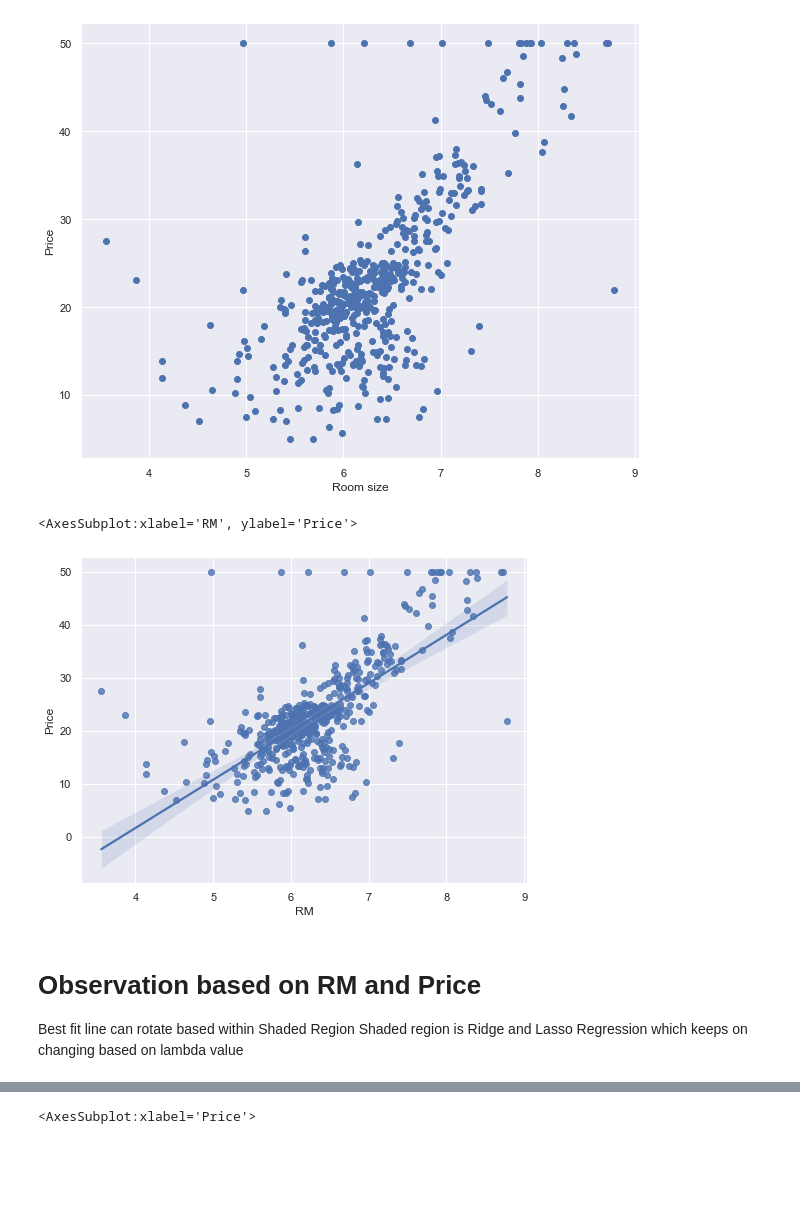
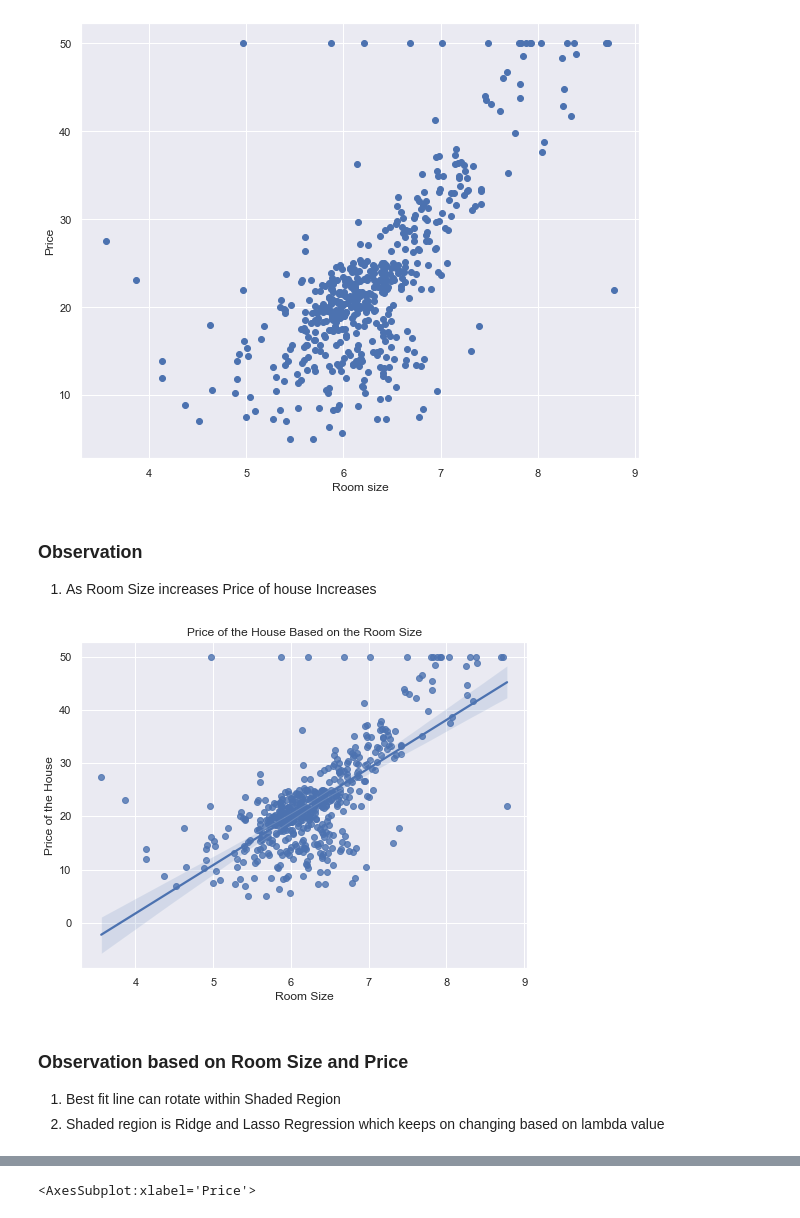
Before and after one commit to ravi0dubey/Linear-Regression-_Boston-Housing-Prices_-Prediction, a Jupyter notebook: Linear Regression _Boston Housing Prices_ Prediction.ipynb, the cells around one changed output, grey strips where cells are left out. Saved outputs shown, nothing was run; the diff lists cells and outputs as text; code cells hidden in the pictures; blank space fills up the shorter version.

```diff
--- a/Linear Regression _Boston Housing Prices_ Prediction.ipynb
+++ b/Linear Regression _Boston Housing Prices_ Prediction.ipynb
@@ -181,7 +200,7 @@ sns.pairplot(boston_df)
 <seaborn.axisgrid.PairGrid at 0x...>
 [figure]
 # %%
-sns.set(rc={'figure.figsize':(15,10)})
+sns.set(rc={'figure.figsize':(15,8)})
 sns.heatmap(boston_df.corr())
 # %% [output]
 <AxesSubplot:>
@@ -202,15 +228,25 @@ plt.ylabel("Price")
 # %% [output]
 Text(0, 0.5, 'Price')
 [figure]
+# %% [markdown]
+### Observation
+1. As Room Size increases Price of house Increases
 # %%
-# Plotting a Regression Plot using RM and Price
+# Plotting a Regression Plot using Room Size and Price
 
 sns.set(rc={'figure.figsize':(8,6)})
 sns.regplot(x='RM',y='Price',data= boston_df)
+
+#specify axis labels
+plt.xlabel('Room Size')
+plt.ylabel('Price of the House')
+plt.title('Price of the House Based on the Room Size')
+
+#display barplot
+plt.show()
 # %% [output]
-<AxesSubplot:xlabel='RM', ylabel='Price'>
-[figure, old version]
+[figure, new version]
 # %% [markdown]
-# Observation based on RM and Price
-Best fit line can rotate based within Shaded Region </br>
-Shaded region is Ridge and Lasso Regression which keeps on changing based on lambda value
+### Observation based on Room Size and Price
+1. Best fit line can  rotate within Shaded Region
+2. Shaded region is Ridge and Lasso Regression which keeps on changing based on lambda value
```
Also changed, not shown: parts of 10 cells of this notebook.
